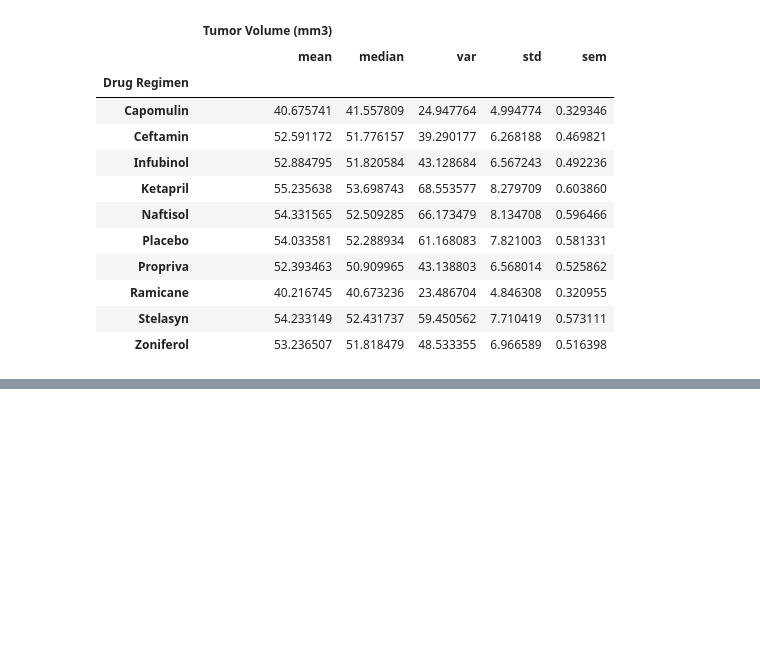
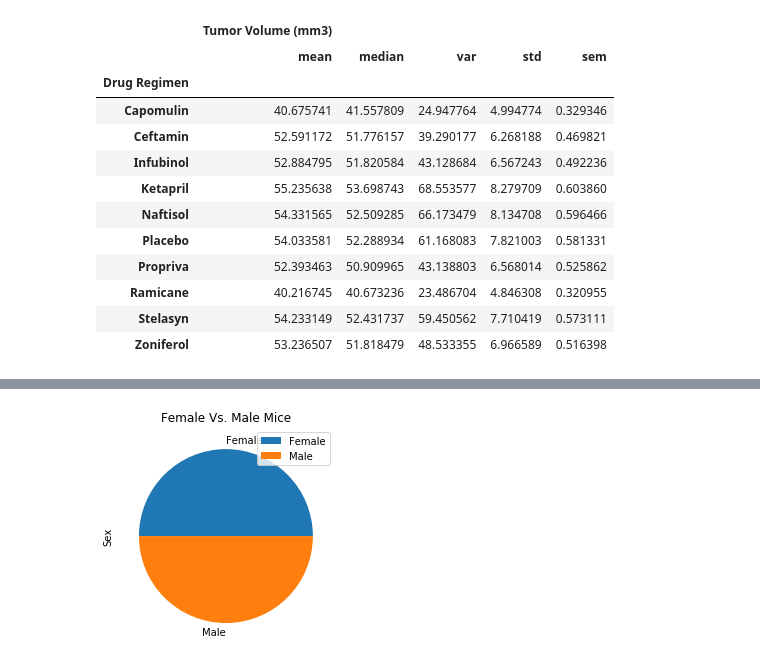
Before and after one commit to MabelDS89/matplotlib-challenge, a Jupyter notebook: Matplotlib Challenge.ipynb, the cells around one changed output, grey strips where cells are left out. Saved outputs shown, nothing was run; the diff lists cells and outputs as text; code cells hidden in the pictures; blank space fills up the shorter version.

```diff
--- a/Matplotlib Challenge.ipynb
+++ b/Matplotlib Challenge.ipynb
@@ -166,3 +166,11 @@ plt.tight_layout()
 # %%
 #Pie Plots
 # Generate a pie plot showing the distribution of female versus male mice using pandas
+count_by_sex = clean_merged_mouse_df.groupby("Sex").nunique()
+count_by_sex
+count_by_sex.plot(kind='pie', y='Sex', startangle=360)
+#count_by_sex.groupby(['Sex']).sum().plot(kind='pie', y='Sex', startangle=360)
+plt.title("Female Vs. Male Mice")
+plt.show()
+# %% [output]
+[figure, added]
```
Also changed, not shown: parts of 5 cells of this notebook.
